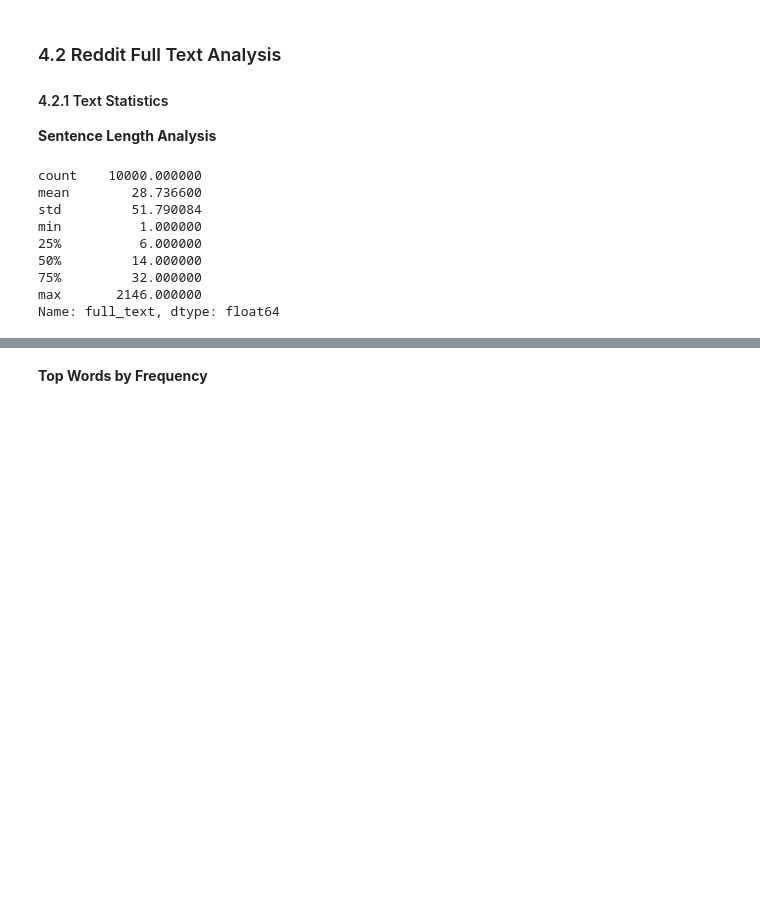
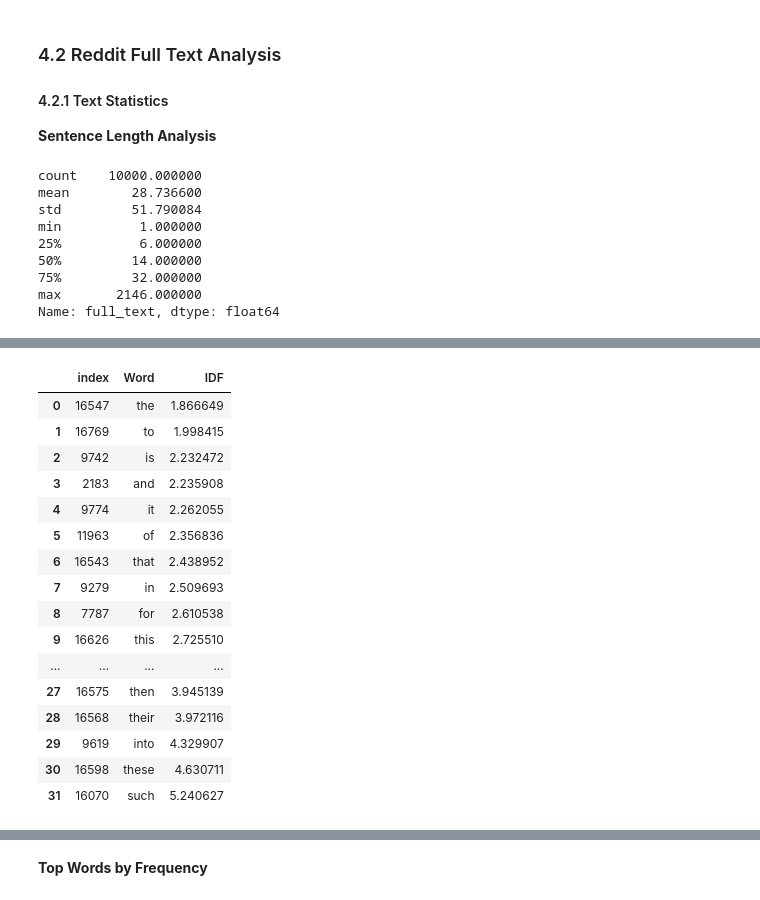
Before and after one commit to ChristopherLiew/Crypto-Uncertainty-Index, a Jupyter notebook: notebooks/crypto_reddit_eda.ipynb, the cells around one changed output, grey strips where cells are left out. Drawn from its saved outputs; the diff is of its cells as text; code cells hidden in the pictures; blank space fills up the shorter version.

Commit message:
Updated data to etl for extract funcs

```diff
--- a/notebooks/crypto_reddit_eda.ipynb
+++ b/notebooks/crypto_reddit_eda.ipynb
@@ -254,8 +259,7 @@ Analyse frequency of stop words amongst reddit data using:
 # %%
 # Elasticsearch Stop Word List
-
-ES_STOPWORD_LIST = [
+ES_STOPWORD_LIST = {
     "a", "an", "and", "are", "as", "at", "be", "but", "by", "for", "if", "in", "into", "is",
     "it", "no", "not", "of", "on", "or", "such", "that", "the", "their", "then", "there",
     "these", "they", "this", "to", "was", "will", "with"
-]
+}  # 33
@@ -265,0 +498,41 @@ ES_STOPWORD_LIST = [
+# %%
+# Compute IDF
+
+
+tfidf_vec = TfidfVectorizer()
+
+tfm_sampled_corpus = (
+    tfidf_vec
+    .fit_transform(
+        random_sample_df
+        .full_text
+        .tolist()
+    )
+)
+# %%
+stop_word_idfs = pd.DataFrame({
+    'Word': tfidf_vec.get_feature_names_out(),
+    'IDF': tfidf_vec.idf_
+    }).sort_values(by=['IDF'])
+# %%
+# ES Stop Word IDFS
+es_stopword_idfs = stop_word_idfs[stop_word_idfs['Word'].isin(ES_STOPWORD_LIST)].reset_index()
+es_stopword_idfs
+# %% [output]
+|  | index | Word | IDF |
+| 0 | 16547 | the | 1.866649 |
+| 1 | 16769 | to | 1.998415 |
+| 2 | 9742 | is | 2.232472 |
+| 3 | 2183 | and | 2.235908 |
+| 4 | 9774 | it | 2.262055 |
+| 5 | 11963 | of | 2.356836 |
+| 6 | 16543 | that | 2.438952 |
+| 7 | 9279 | in | 2.509693 |
+| 8 | 7787 | for | 2.610538 |
+| 9 | 16626 | this | 2.725510 |
+| ... | ... | ... | ... |
+| 27 | 16575 | then | 3.945139 |
+| 28 | 16568 | their | 3.972116 |
+| 29 | 9619 | into | 4.329907 |
+| 30 | 16598 | these | 4.630711 |
+| 31 | 16070 | such | 5.240627 |
```
Also changed, not shown: parts of 41 cells of this notebook, 18 other files.
